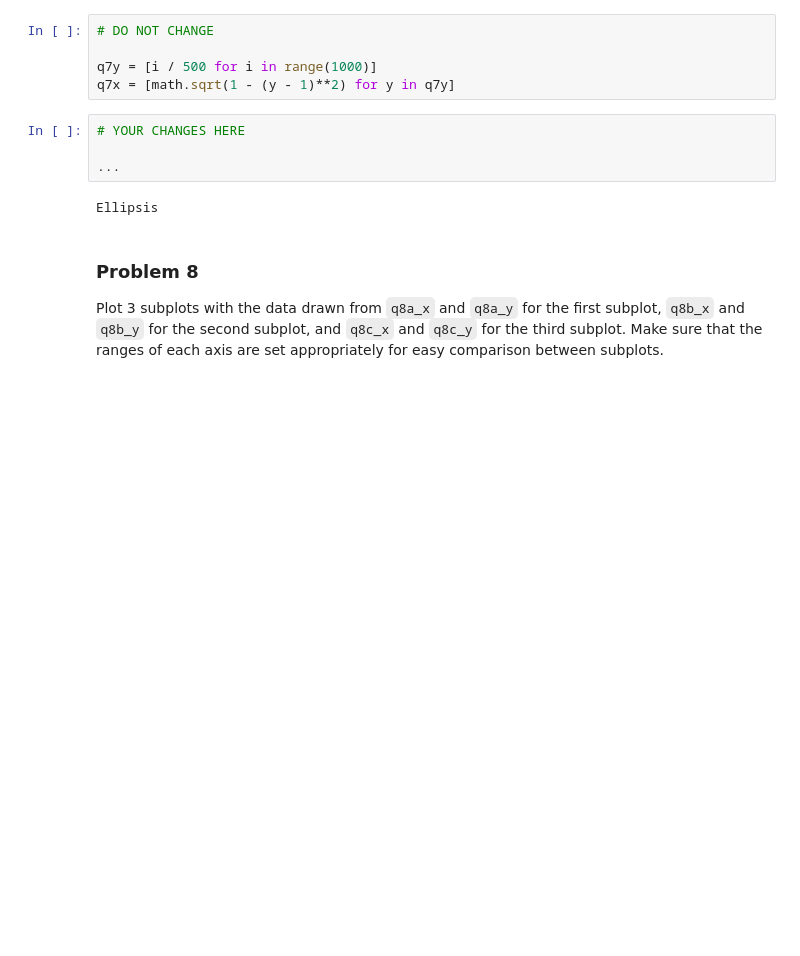
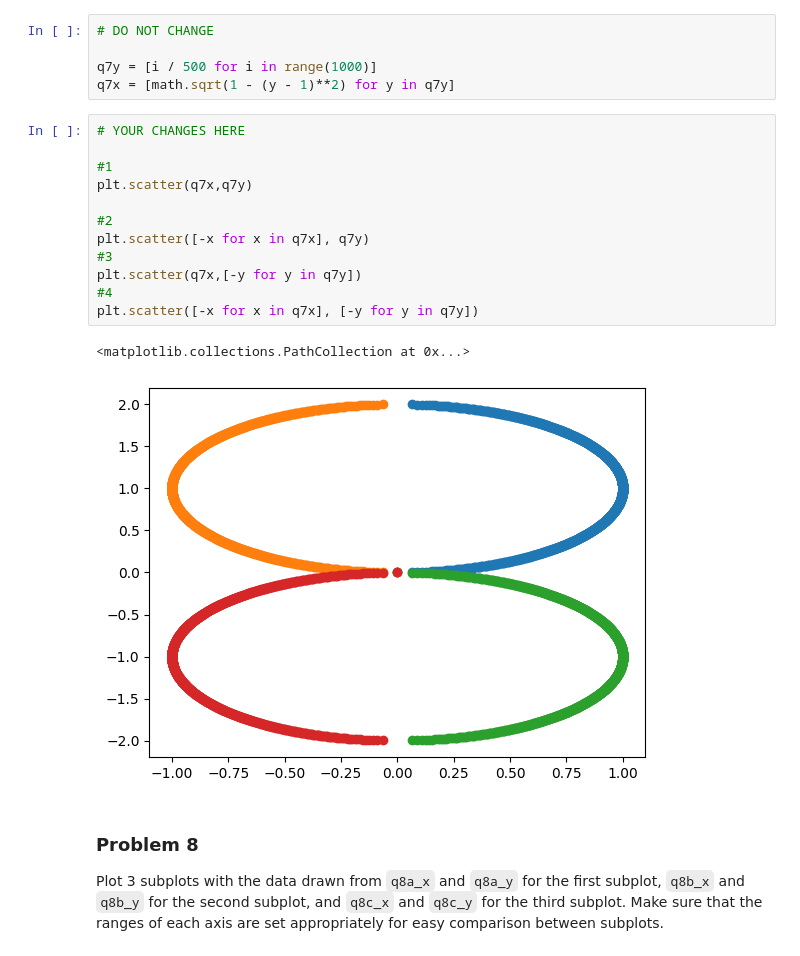
Before and after one commit to apand023/dx602-homework-05, a Jupyter notebook: homework.ipynb, the cells around one changed output. Saved outputs shown, nothing was run; the diff lists cells and outputs as text; blank space fills up the shorter version.

```diff
--- a/homework.ipynb
+++ b/homework.ipynb
@@ -192,12 +192,21 @@ Make a scatter plot of the x and y values in `q7x` and `q7y` repeated four diffe
 
 q7y = [i / 500 for i in range(1000)]
 q7x = [math.sqrt(1 - (y - 1)**2) for y in q7y]
-# %%
-# YOUR CHANGES HERE
-
-...
-# %% [output]
-Ellipsis
+# %%
+# YOUR CHANGES HERE
+
+#1
+plt.scatter(q7x,q7y)
+
+#2
+plt.scatter([-x for x in q7x], q7y)
+#3
+plt.scatter(q7x,[-y for y in q7y])
+#4
+plt.scatter([-x for x in q7x], [-y for y in q7y])
+# %% [output]
+<matplotlib.collections.PathCollection at 0x...>
+[figure, added]
 # %% [markdown]
 ### Problem 8
 
```
Also changed, not shown: parts of 3 cells of this notebook.
